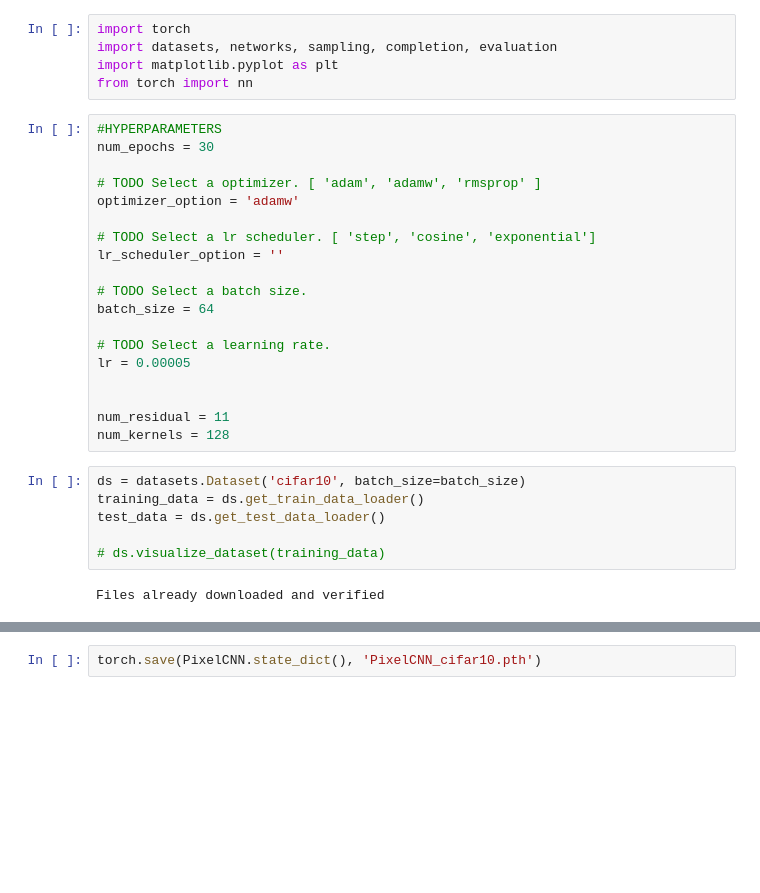
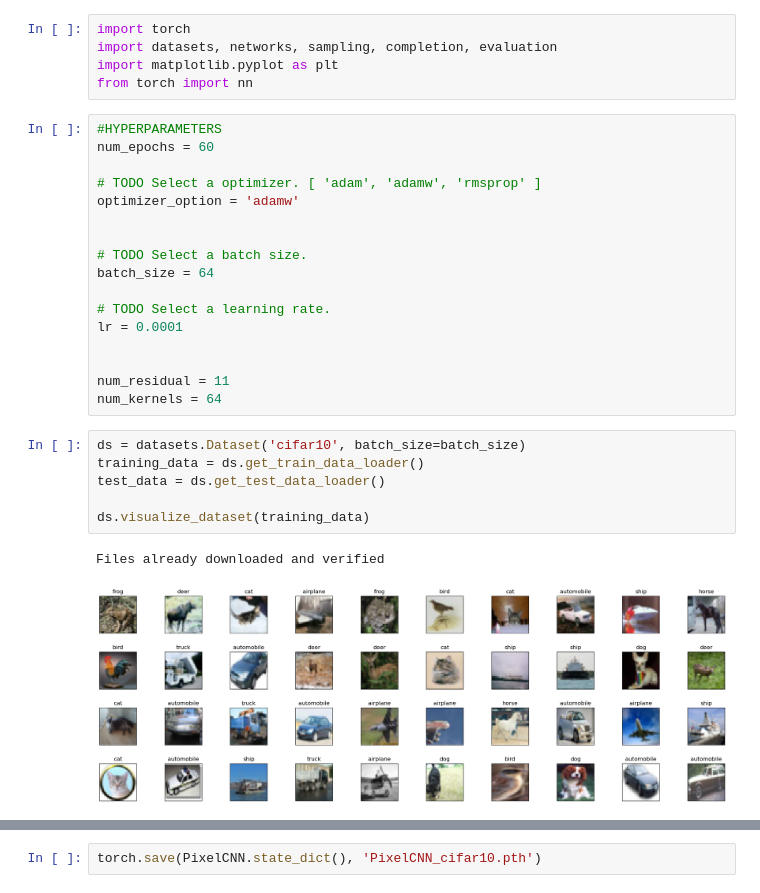
Before and after one commit to jonaskir6/autoregressive_models, a Jupyter notebook: PixelCNN/train.ipynb, the cells around one changed output, grey strips where cells are left out. Cells and saved outputs as stored; diff of their text form; blank space fills up the shorter version.

```diff
--- a/PixelCNN/train.ipynb
+++ b/PixelCNN/train.ipynb
@@ -5,31 +5,30 @@ import matplotlib.pyplot as plt
 from torch import nn
 # %%
 #HYPERPARAMETERS
-num_epochs = 30
+num_epochs = 60
 
 # TODO Select a optimizer. [ 'adam', 'adamw', 'rmsprop' ]
 optimizer_option = 'adamw'
 
-# TODO Select a lr scheduler. [ 'step', 'cosine', 'exponential']
-lr_scheduler_option = ''
 
 # TODO Select a batch size.
 batch_size = 64
 
 # TODO Select a learning rate.
-lr = 0.00005
+lr = 0.0001
 
 
 num_residual = 11
-num_kernels = 128
+num_kernels = 64
 # %%
 ds = datasets.Dataset('cifar10', batch_size=batch_size)
 training_data = ds.get_train_data_loader()
 test_data = ds.get_test_data_loader()
 
-# ds.visualize_dataset(training_data)
+ds.visualize_dataset(training_data)
 # %% [output]
 Files already downloaded and verified
+[figure, added]
 # %%
 # Training
 import time
```
Also changed, not shown: parts of 3 cells of this notebook, 3 other files.
